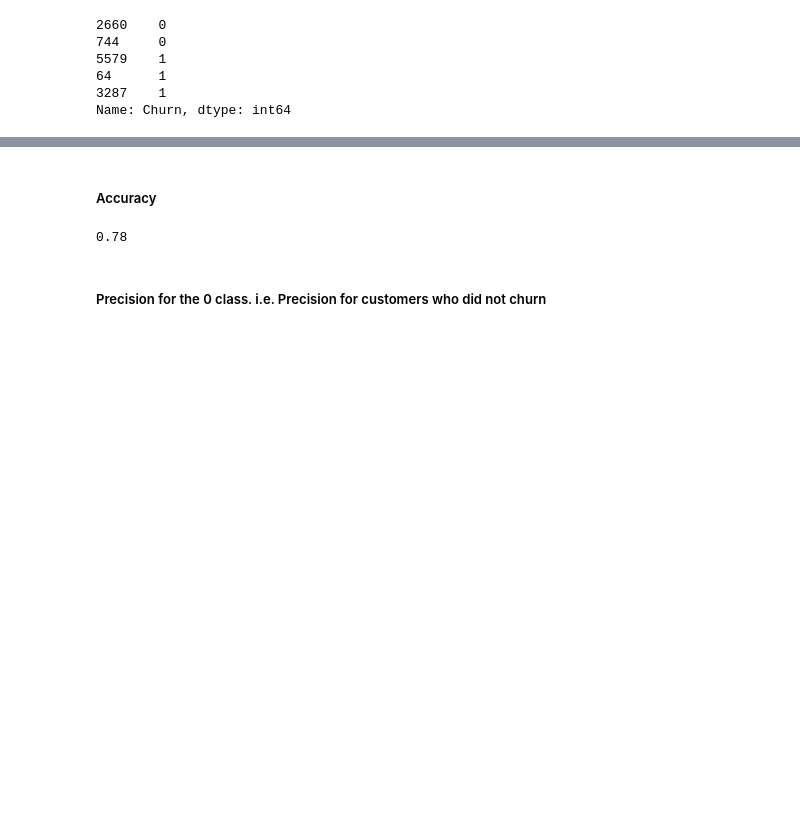
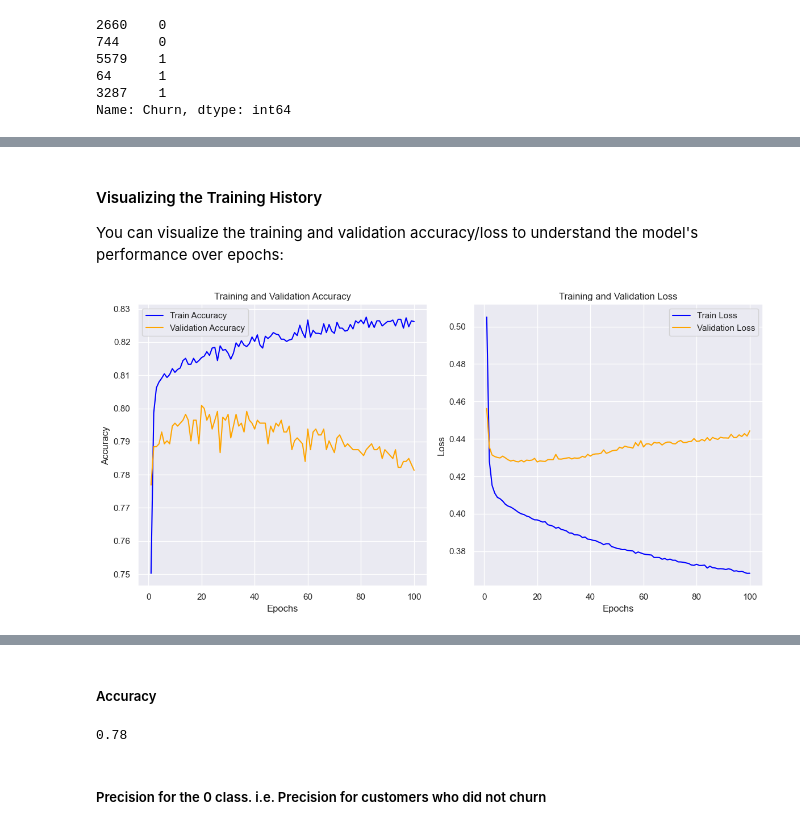
Before and after one commit to kibandichristine/Customer-churn-prediction-using-ANN, a Jupyter notebook: index.ipynb, the cells around one changed output, grey strips where cells are left out. Cells and saved outputs as stored; diff of their text form; code cells hidden in the pictures; blank space fills up the shorter version.

```diff
--- a/index.ipynb
+++ b/index.ipynb
@@ -405,3 +454,39 @@ y_pred[:5]
+# %% [markdown]
+#### Visualizing the Training History
+You can visualize the training and validation accuracy/loss to understand the model's performance over epochs:
+# %%
+import matplotlib.pyplot as plt
+import seaborn as sns
+
+# Set the seaborn style for better visuals
+sns.set(style="darkgrid")
+
+# Visualizing the training and validation accuracy using seaborn
+plt.figure(figsize=(12, 6))
+
+# Accuracy plot using seaborn
+plt.subplot(1, 2, 1)
+sns.lineplot(x=range(1, 101), y=history.history['accuracy'], label='Train Accuracy', color='blue')
+sns.lineplot(x=range(1, 101), y=history.history['val_accuracy'], label='Validation Accuracy', color='orange')
+plt.xlabel('Epochs')
+plt.ylabel('Accuracy')
+plt.title('Training and Validation Accuracy')
+plt.legend()
+
+# Loss plot using seaborn
+plt.subplot(1, 2, 2)
+sns.lineplot(x=range(1, 101), y=history.history['loss'], label='Train Loss', color='blue')
+sns.lineplot(x=range(1, 101), y=history.history['val_loss'], label='Validation Loss', color='orange')
+plt.xlabel('Epochs')
+plt.ylabel('Loss')
+plt.title('Training and Validation Loss')
+plt.legend()
+
+# Show the plots
+plt.tight_layout()
+plt.show()
+# %% [output]
+[figure, added]
 # %%
 #Classification report
 
```
Also changed, not shown: parts of 46 cells of this notebook, 3 other files.
